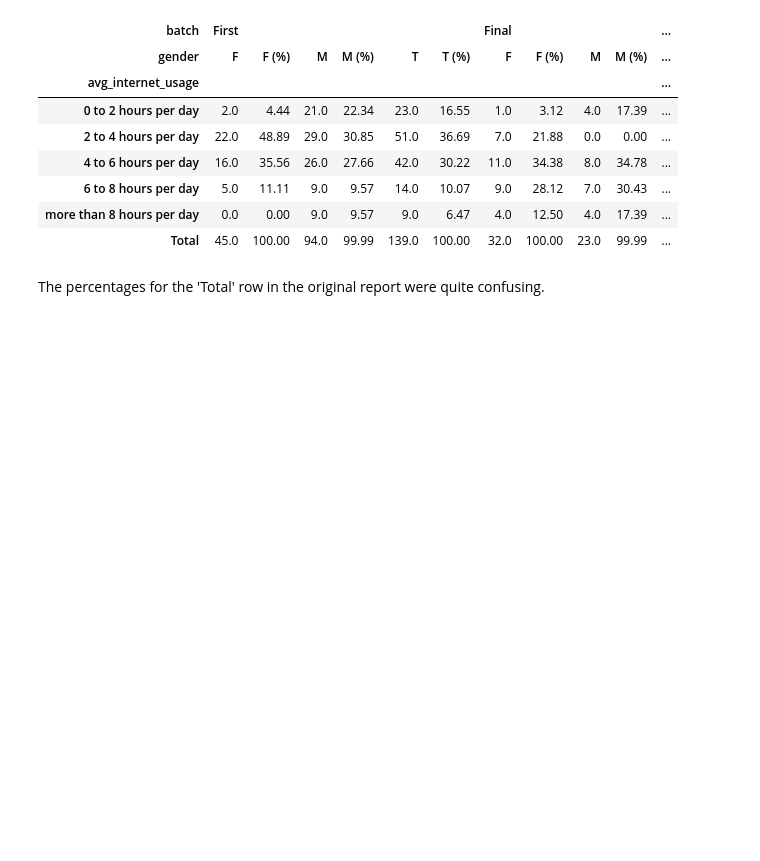
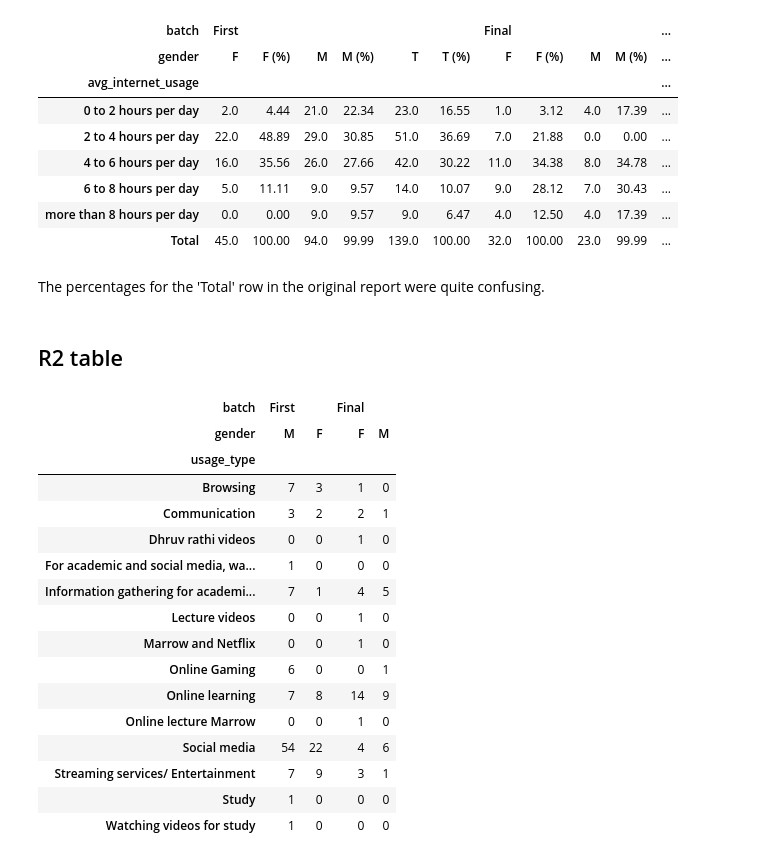
Before and after one commit to akankshazc/sts_iad, a Jupyter notebook: 2_basics.ipynb, the cells around one changed output. Cells and saved outputs as stored; diff of their text form; code cells hidden in the pictures; blank space fills up the shorter version.

Commit message:
R2 table

```diff
--- a/2_basics.ipynb
+++ b/2_basics.ipynb
@@ -162,3 +162,26 @@ r1_table
 | Total | 45.0 | 100.00 | 94.0 | 99.99 | 139.0 | 100.00 | 32.0 | 100.00 | 23.0 | 99.99 | ... |
 # %% [markdown]
 The percentages for the 'Total' row in the original report were quite confusing.
+# %% [markdown]
+## R2 table
+# %%
+r2_table = df.groupby('usage_type')[['gender', 'batch']].value_counts().unstack(level=[-1, -2]).fillna(0).astype(int)
+r2_table
+# %% [output]
+| batch | First |  | Final |  |
+| gender | M | F | F | M |
+| usage_type |  |  |  |  |
+| Browsing | 7 | 3 | 1 | 0 |
+| Communication | 3 | 2 | 2 | 1 |
+| Dhruv rathi videos | 0 | 0 | 1 | 0 |
+| For academic and social media, wa... | 1 | 0 | 0 | 0 |
+| Information gathering for academi... | 7 | 1 | 4 | 5 |
+| Lecture videos | 0 | 0 | 1 | 0 |
+| Marrow and Netflix | 0 | 0 | 1 | 0 |
+| Online Gaming | 6 | 0 | 0 | 1 |
+| Online learning | 7 | 8 | 14 | 9 |
+| Online lecture Marrow | 0 | 0 | 1 | 0 |
+| Social media | 54 | 22 | 4 | 6 |
+| Streaming services/ Entertainment | 7 | 9 | 3 | 1 |
+| Study | 1 | 0 | 0 | 0 |
+| Watching videos for study | 1 | 0 | 0 | 0 |
```
